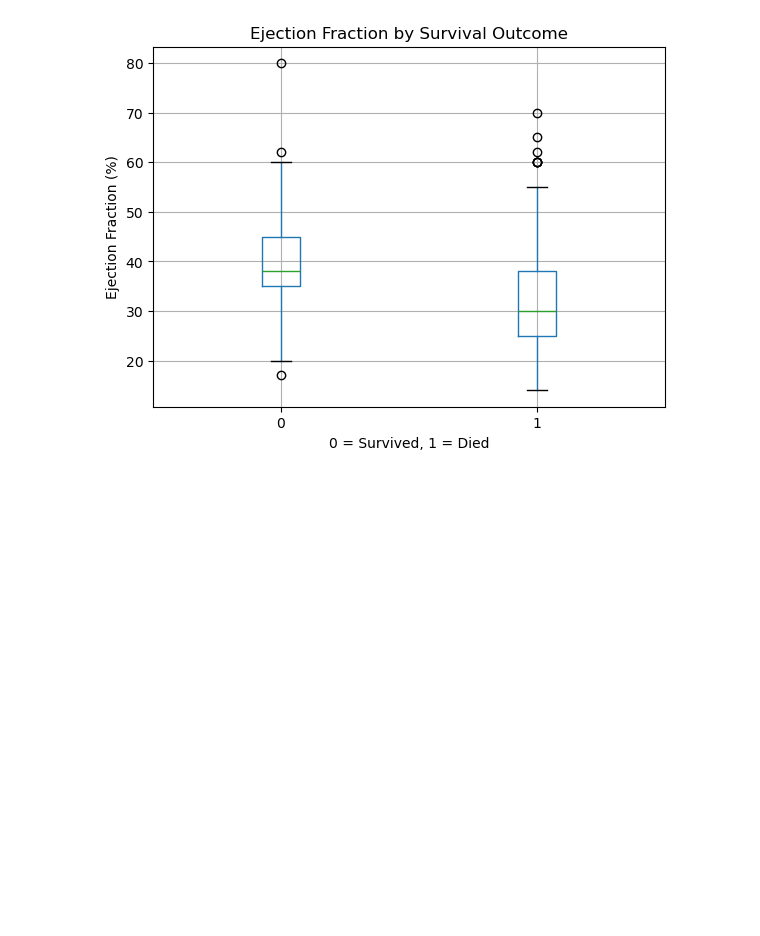
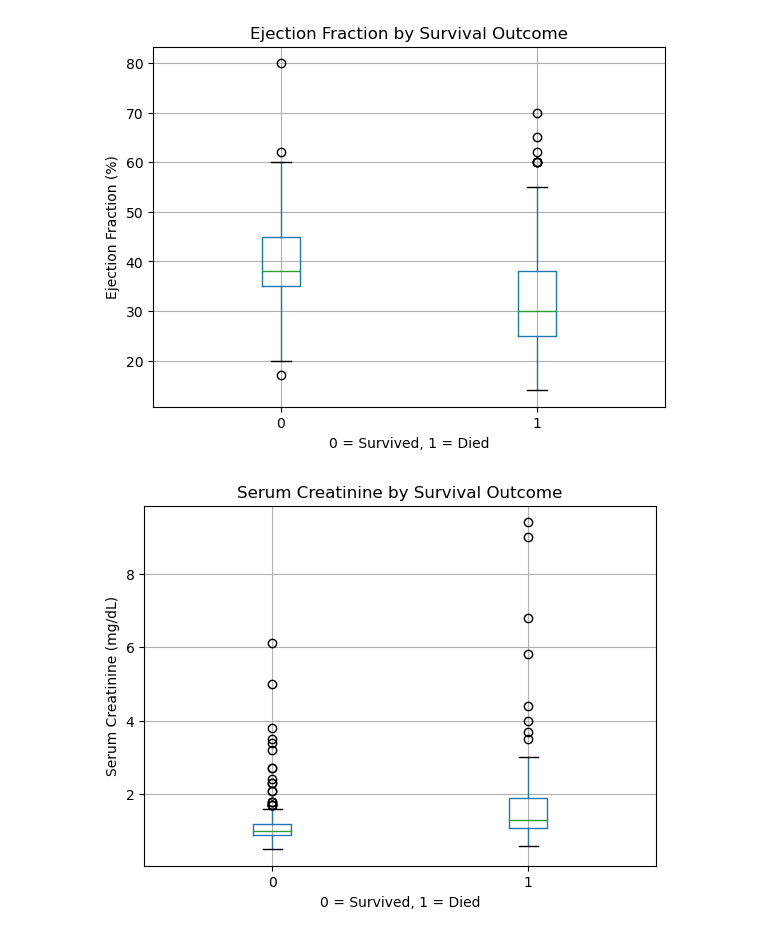
Before and after one commit to mardmt/cardio-procedures-analysis, a Jupyter notebook: 01_data_exploration.ipynb, the cells around one changed output. Drawn from its saved outputs; the diff is of its cells as text; code cells hidden in the pictures; blank space fills up the shorter version.

Commit message:
Update 01_data_exploration.ipynb
Add serum creatinine visualization

```diff
--- a/01_data_exploration.ipynb
+++ b/01_data_exploration.ipynb
@@ -119,3 +119,12 @@ plt.show()
 # Lower EF (pump) = Higher risk of death
 # Lower pump output = weaker heart function = higher mortality
 # Consistent with clinical definition: EF below 40% indicates heart failure
+# %%
+df.boxplot(column='serum_creatinine', by='DEATH_EVENT')
+plt.title('Serum Creatinine by Survival Outcome')
+plt.suptitle('')
+plt.xlabel('0 = Survived, 1 = Died')
+plt.ylabel('Serum Creatinine (mg/dL)')
+plt.show()
+# %% [output]
+[figure, added]
```
Also changed, not shown: parts of 1 cell of this notebook.
